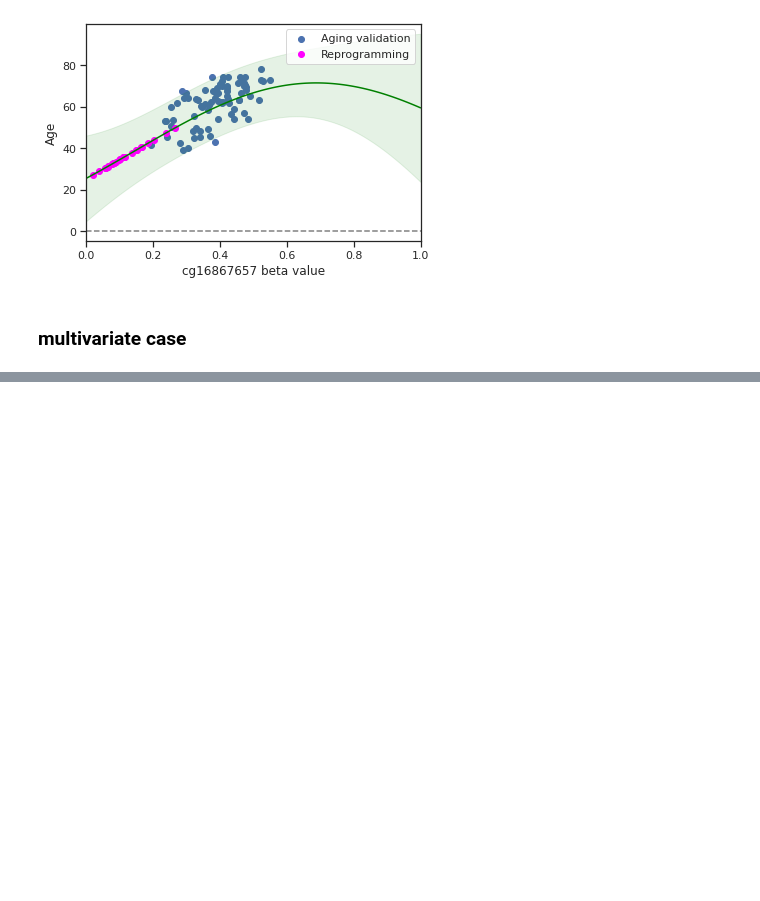
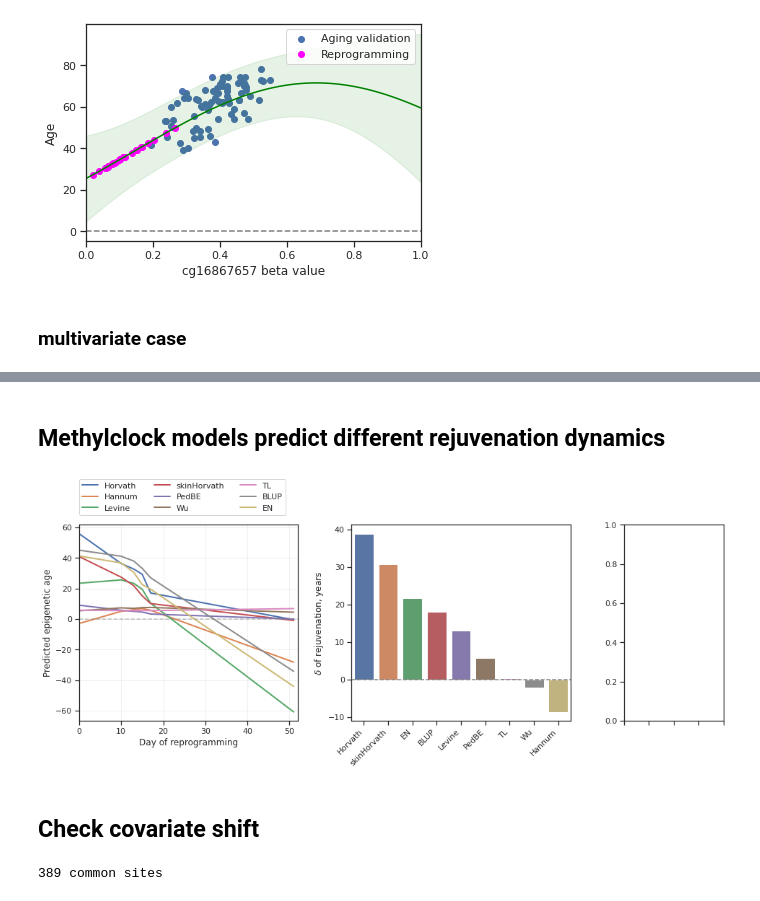
Before and after one commit to ComputationalAgingLab/reprogramming_ood, a Jupyter notebook: regression_analysis.ipynb, the cells around one changed output, grey strips where cells are left out. Cells and saved outputs as stored; diff of their text form; code cells hidden in the pictures; blank space fills up the shorter version.

Commit message:
mouse dataset in process

```diff
--- a/regression_analysis.ipynb
+++ b/regression_analysis.ipynb
@@ -665,0 +477,62 @@ max(xy_pvals)
+# %% [markdown]
+## Methylclock models predict different rejuvenation dynamics
+# %%
+fig, axes = plt.subplots(1, 3, figsize=(16,5), gridspec_kw={'width_ratios':[11,11,5]})
+
+#ax0
+for c in groupr.columns:
+    axes[0].plot(groupr.index, groupr[c], label=c, lw=2)
+axes[0].legend(loc=[0.0, 1.05], ncol=3)
+axes[0].grid(alpha=0.3)
+axes[0].axhline(0, ls='--', alpha=0.5, color='grey')
+axes[0].set_xlim([0, 52])
+axes[0].set_xlabel('Day of reprogramming')
+axes[0].set_ylabel('Predicted epigenetic age')
+
+#ax1
+delta_rep = groupr.loc[repday0] - groupr.loc[repday1]
+delta_rep = delta_rep.sort_values(ascending=False).to_frame().reset_index()
+delta_rep.columns = ['clock', 'delta']
+
+sns.barplot(data=delta_rep, y='delta', x='clock', orient='v', ax=axes[1])
+axes[1].set_xlabel('')
+axes[1].set_ylabel(f'$\delta$ of rejuvenation, years')
+# axes[1].set_yticks([])
+axes[1].axhline(0, color='grey', ls='--')
+axes[1].annotate('ElasticNet trained \non different datasets', xy=(10, 92.5), ha='right')
+axes[1].set_xticklabels(axes[1].get_xticklabels(), rotation=45, ha='right')
+
+#ax2
+# groupr2 = ...
+# delta_rep2 = groupr2.loc[0] - groupr2.loc[15]
+# delta_rep2 = delta_rep2.sort_values(ascending=False).to_frame().reset_index()
+# delta_rep2.columns = ['clock', 'delta']
+
+#call function
+
+# sns.barplot(data=delta_rep2, y='delta', x='clock', orient='v', ax=axes[1], palette='Dark2')
+axes[2].annotate('Trained on \nHannum\'s blood \ndataset 71 CpGs', xy=(0, 85))
+axes[2].set_xticklabels(axes[2].get_xticklabels(), rotation=45, ha='right')
+axes[2].set_xlabel('')
+axes[2].set_ylabel('')
+
+plt.subplots_adjust(wspace=0.3)
+plt.show()
+# %% [output]
+[figure, added]
+# %% [markdown]
+## Check covariate shift
+# %%
+#cname = 'Hannum clock (71 CpGs)'
+cname = 'Skin clock (391 CpGs)'
+clock = clocks[cname]
+sites = clock.index.intersection(dfr.index).intersection(dfa.index)
+print(f"{len(sites)} common sites")
+
+Xa_clock = dfa.loc[sites].T
+Xr_clock = dfr.loc[sites].T
+
+ya = meta['age']
+yr = metr['age']
+# %% [output]
+389 common sites
```
Also changed, not shown: parts of 57 cells of this notebook.
